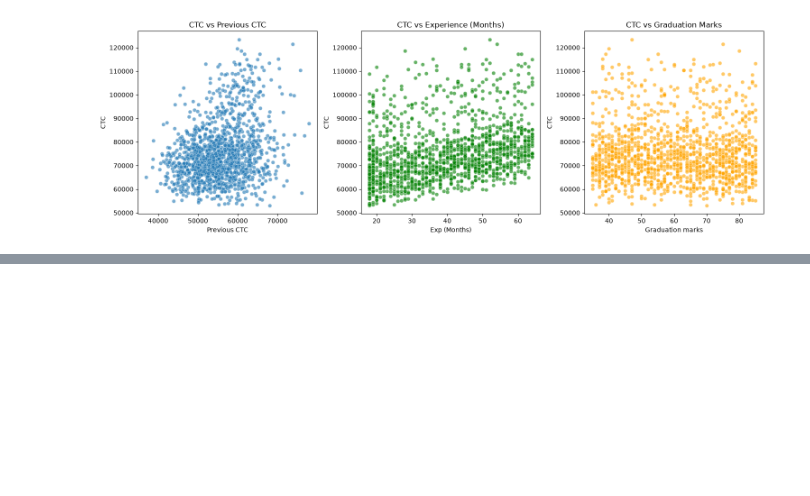
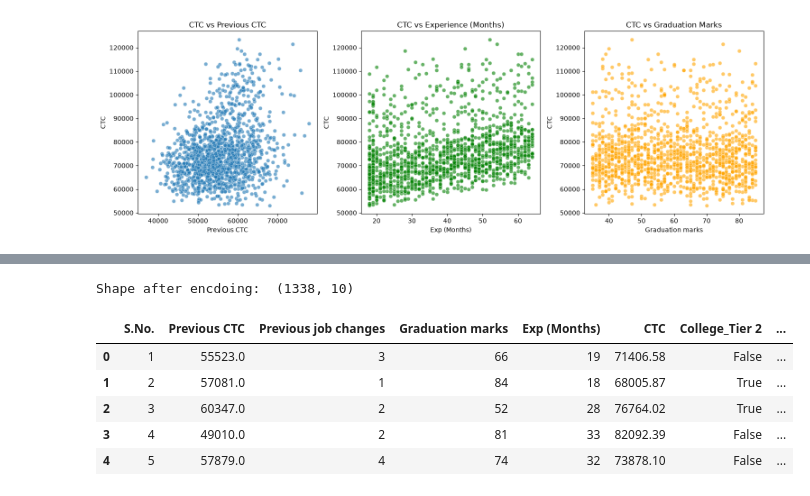
Before and after one commit to niharika9nx/Machine-Learning, a Jupyter notebook: code/ctc prediction/day02.ipynb, the cells around one changed output, grey strips where cells are left out. Saved outputs shown, nothing was run; the diff lists cells and outputs as text; code cells hidden in the pictures; blank space fills up the shorter version.

```diff
--- a/code/day02.ipynb
+++ b/code/ctc prediction/day02.ipynb
@@ -199,0 +211,20 @@ plb.show()
+# %%
+# Label encoding
+# one-hot encoding -
+import pandas as pd
+cat_cols = ['College', 'Role', 'City type']
+for col in cat_cols:
+    dummies = pd.get_dummies(df[col], prefix=col, drop_first=True)
+    df = pd.concat([df, dummies], axis=1)
+    df = df.drop(col, axis=1)
+
+print("Shape after encdoing: ", df.shape)
+df.head()
+# %% [output]
+Shape after encdoing:  (1338, 10)
+|  | S.No. | Previous CTC | Previous job changes | Graduation marks | Exp (Months) | CTC | College_Tier 2 | ... |
+| 0 | 1 | 55523.0 | 3 | 66 | 19 | 71406.58 | False | ... |
+| 1 | 2 | 57081.0 | 1 | 84 | 18 | 68005.87 | True | ... |
+| 2 | 3 | 60347.0 | 2 | 52 | 28 | 76764.02 | True | ... |
+| 3 | 4 | 49010.0 | 2 | 81 | 33 | 82092.39 | False | ... |
+| 4 | 5 | 57879.0 | 4 | 74 | 32 | 73878.10 | False | ... |
```
Also changed, not shown: parts of 9 cells of this notebook, 2 other files.
